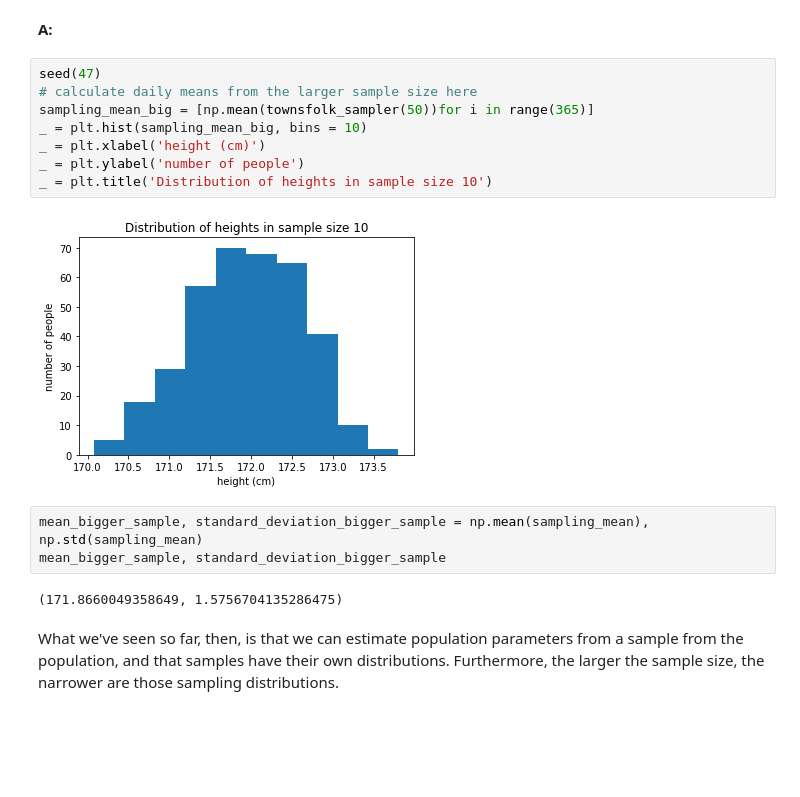
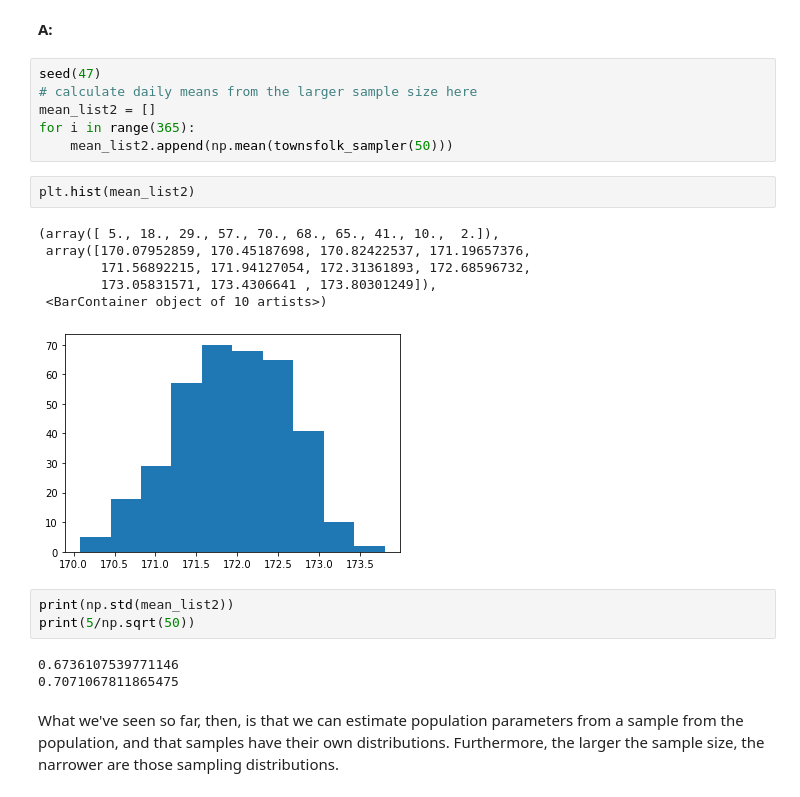
Before and after one commit to Pallavi43/DataScienceGuidedCapstone, a Jupyter notebook: Notebooks/Frequentist Inference Case Study - Part A (3).ipynb, the cells around one changed output. Saved outputs shown, nothing was run; the diff lists cells and outputs as text; blank space fills up the shorter version.

```diff
--- a/Notebooks/Frequentist Inference Case Study - Part A (3).ipynb
+++ b/Notebooks/Frequentist Inference Case Study - Part A (3).ipynb
@@ -242,18 +260,24 @@ __A:__
 # %%
 seed(47)
 # calculate daily means from the larger sample size here
-sampling_mean_big = [np.mean(townsfolk_sampler(50))for i in range(365)]
-_ = plt.hist(sampling_mean_big, bins = 10)
-_ = plt.xlabel('height (cm)')
-_ = plt.ylabel('number of people')
-_ = plt.title('Distribution of heights in sample size 10')
+mean_list2 = []
+for i in range(365):
+    mean_list2.append(np.mean(townsfolk_sampler(50)))
-# %% [output]
-[figure, removed]
-# %%
-mean_bigger_sample, standard_deviation_bigger_sample = np.mean(sampling_mean), np.std(sampling_mean)
-mean_bigger_sample, standard_deviation_bigger_sample
-# %% [output]
-(171.8660049358649, 1.5756704135286475)
+# %%
+plt.hist(mean_list2)
+# %% [output]
+(array([ 5., 18., 29., 57., 70., 68., 65., 41., 10.,  2.]),
+ array([170.07952859, 170.45187698, 170.82422537, 171.19657376,
+        171.56892215, 171.94127054, 172.31361893, 172.68596732,
+        173.05831571, 173.4306641 , 173.80301249]),
+ <BarContainer object of 10 artists>)
+[figure, added]
+# %%
+print(np.std(mean_list2))
+print(5/np.sqrt(50))
+# %% [output]
+0.6736107539771146
+0.7071067811865475
 # %% [markdown]
 What we've seen so far, then, is that we can estimate population parameters from a sample from the population, and that samples have their own distributions. Furthermore, the larger the sample size, the narrower are those sampling distributions.
 # %% [markdown]
```
Also changed, not shown: parts of 38 cells of this notebook, 1 other file.
